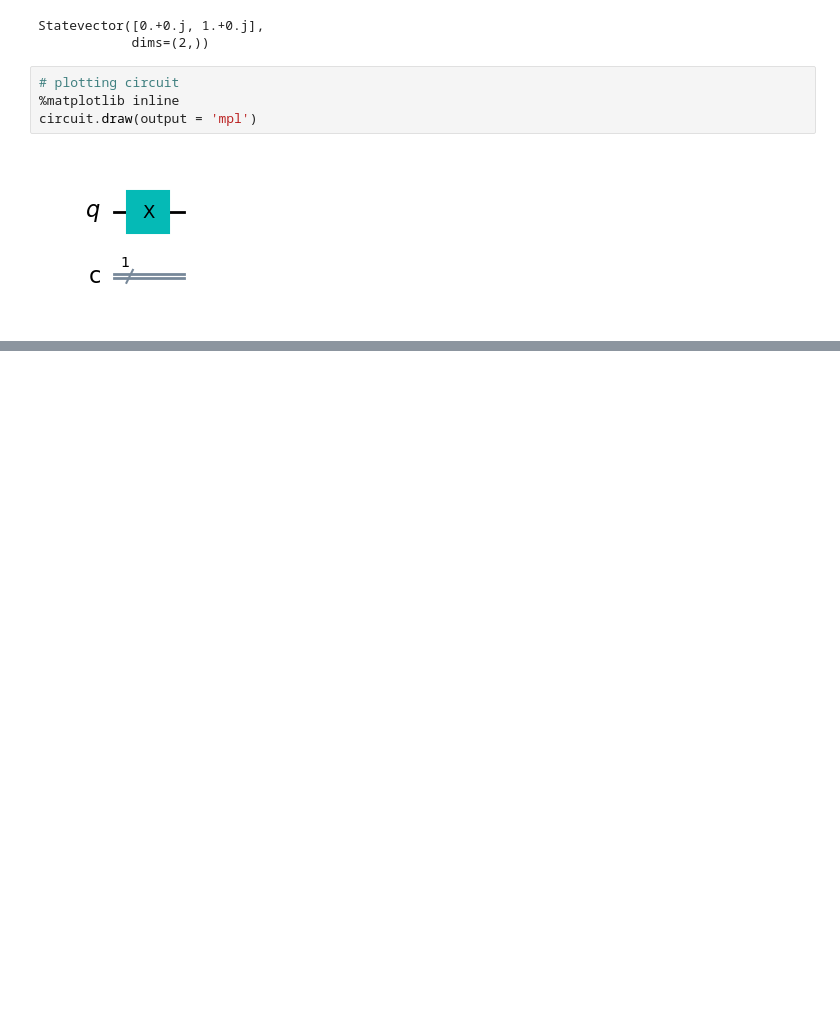
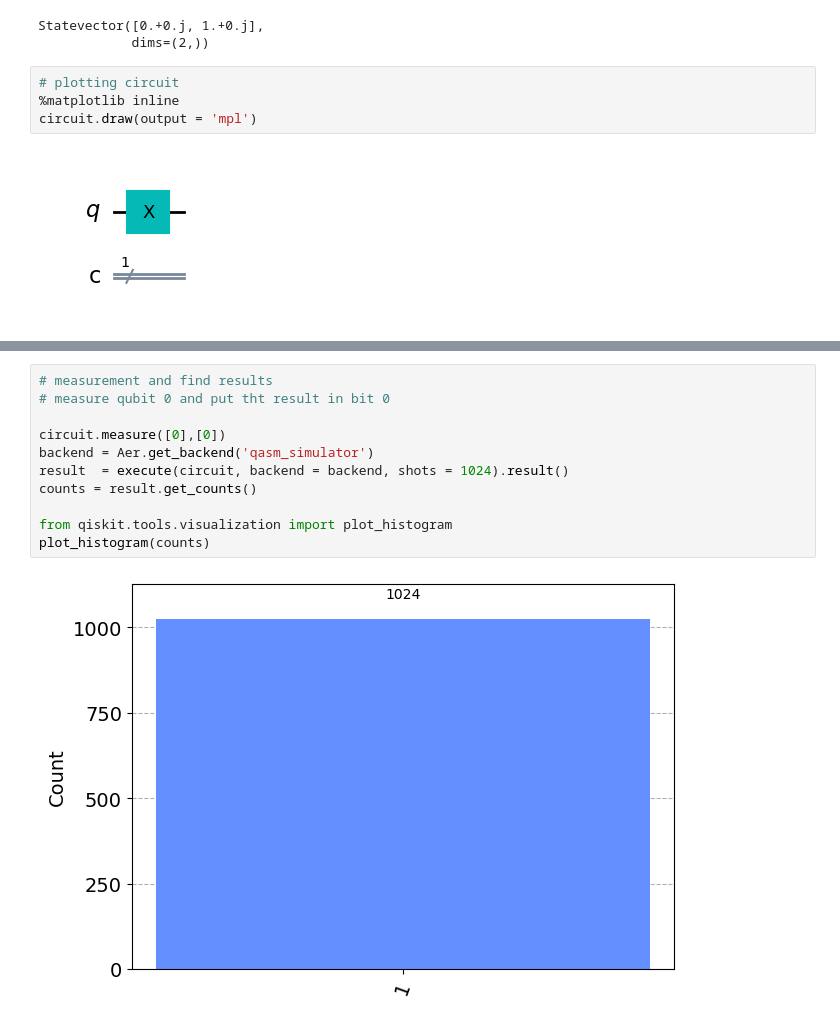
Before and after one commit to Milind-cod3-base/Qiskit_prac, a Jupyter notebook: q_gates.ipynb, the cells around one changed output, grey strips where cells are left out. Drawn from its saved outputs; the diff is of its cells as text; blank space fills up the shorter version.

```diff
--- a/q_gates.ipynb
+++ b/q_gates.ipynb
@@ -51,0 +58,13 @@ circuit.draw(output = 'mpl')
+# %%
+# measurement and find results
+# measure qubit 0 and put tht result in bit 0
+
+circuit.measure([0],[0])
+backend = Aer.get_backend('qasm_simulator')
+result  = execute(circuit, backend = backend, shots = 1024).result()
+counts = result.get_counts()
+
+from qiskit.tools.visualization import plot_histogram
+plot_histogram(counts)
+# %% [output]
+[figure, added]
```
Also changed, not shown: parts of 1 cell of this notebook.
